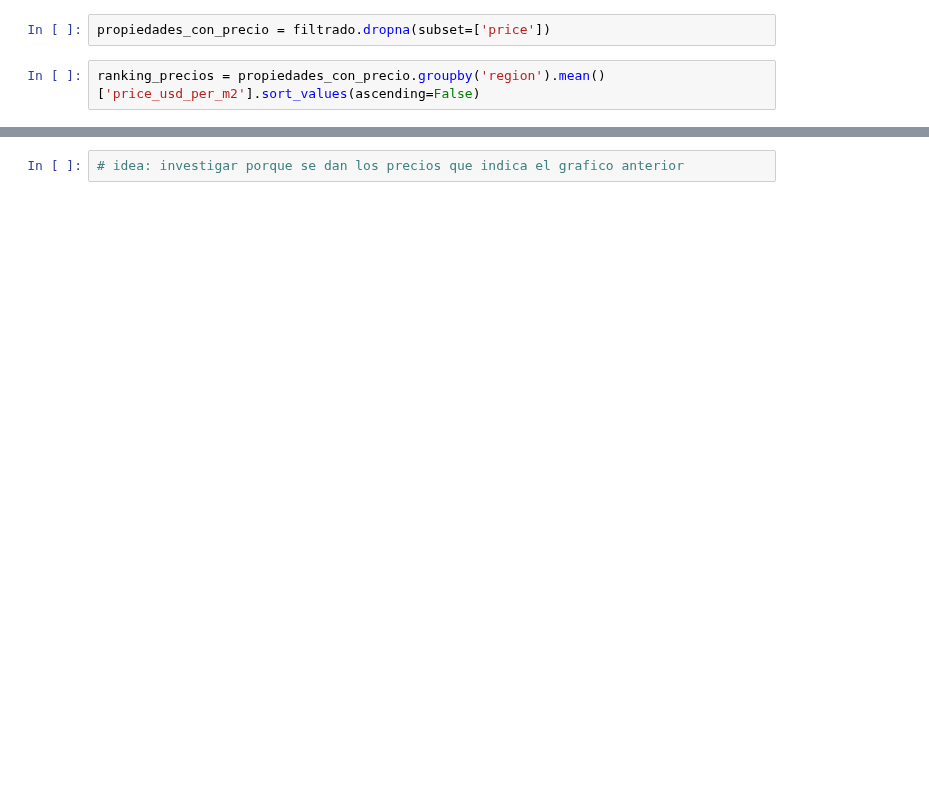
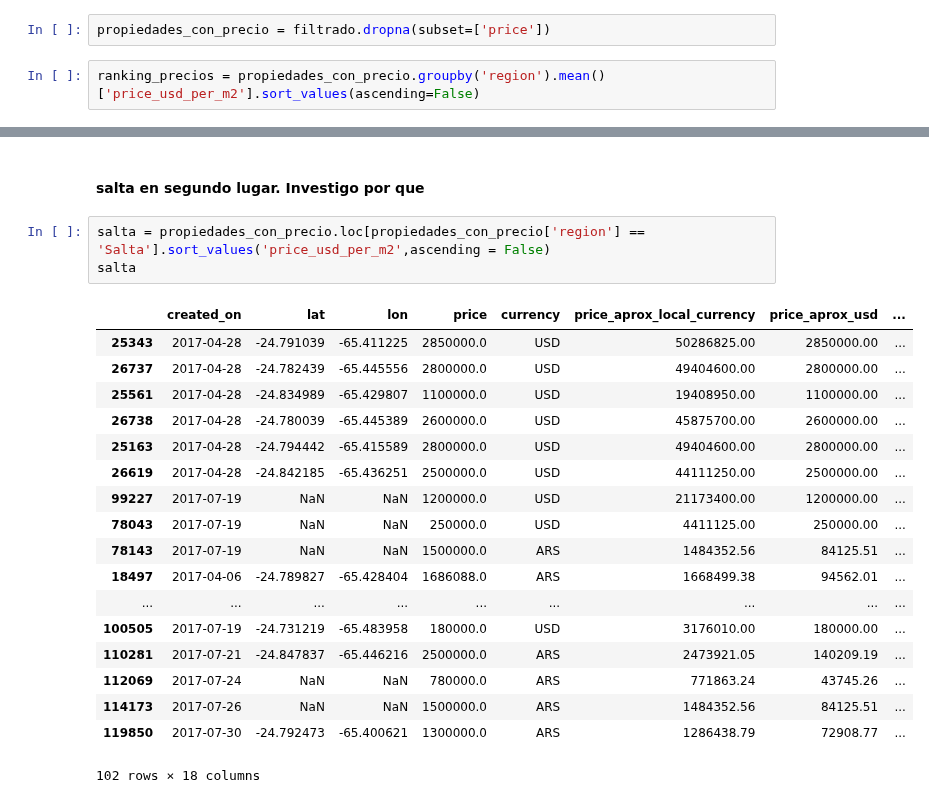
Before and after one commit to AlejandroDaneri/Machine-Learning-Properati, a Jupyter notebook: TP.ipynb, the cells around one changed output, grey strips where cells are left out. Drawn from its saved outputs; the diff is of its cells as text; blank space fills up the shorter version.

```diff
--- a/TP.ipynb
+++ b/TP.ipynb
@@ -77,5 +79,27 @@ plt.ylabel('Precio por m2 (USD)')
 plt.show()
 # %% [output]
 [figure]
-# %%
-# idea: investigar porque se dan los precios que indica el grafico anterior
+# %% [markdown]
+#### salta en segundo lugar. Investigo por que
+# %%
+salta = propiedades_con_precio.loc[propiedades_con_precio['region'] == 'Salta'].sort_values('price_usd_per_m2',ascending = False)
+salta
+# %% [output]
+|  | created_on | lat | lon | price | currency | price_aprox_local_currency | price_aprox_usd | ... |
+| 25343 | 2017-04-28 | -24.791039 | -65.411225 | 2850000.0 | USD | 50286825.00 | 2850000.00 | ... |
+| 26737 | 2017-04-28 | -24.782439 | -65.445556 | 2800000.0 | USD | 49404600.00 | 2800000.00 | ... |
+| 25561 | 2017-04-28 | -24.834989 | -65.429807 | 1100000.0 | USD | 19408950.00 | 1100000.00 | ... |
+| 26738 | 2017-04-28 | -24.780039 | -65.445389 | 2600000.0 | USD | 45875700.00 | 2600000.00 | ... |
+| 25163 | 2017-04-28 | -24.794442 | -65.415589 | 2800000.0 | USD | 49404600.00 | 2800000.00 | ... |
+| 26619 | 2017-04-28 | -24.842185 | -65.436251 | 2500000.0 | USD | 44111250.00 | 2500000.00 | ... |
+| 99227 | 2017-07-19 | NaN | NaN | 1200000.0 | USD | 21173400.00 | 1200000.00 | ... |
+| 78043 | 2017-07-19 | NaN | NaN | 250000.0 | USD | 4411125.00 | 250000.00 | ... |
+| 78143 | 2017-07-19 | NaN | NaN | 1500000.0 | ARS | 1484352.56 | 84125.51 | ... |
+| 18497 | 2017-04-06 | -24.789827 | -65.428404 | 1686088.0 | ARS | 1668499.38 | 94562.01 | ... |
+| ... | ... | ... | ... | ... | ... | ... | ... | ... |
+| 100505 | 2017-07-19 | -24.731219 | -65.483958 | 180000.0 | USD | 3176010.00 | 180000.00 | ... |
+| 110281 | 2017-07-21 | -24.847837 | -65.446216 | 2500000.0 | ARS | 2473921.05 | 140209.19 | ... |
+| 112069 | 2017-07-24 | NaN | NaN | 780000.0 | ARS | 771863.24 | 43745.26 | ... |
+| 114173 | 2017-07-26 | NaN | NaN | 1500000.0 | ARS | 1484352.56 | 84125.51 | ... |
+| 119850 | 2017-07-30 | -24.792473 | -65.400621 | 1300000.0 | ARS | 1286438.79 | 72908.77 | ... |
+102 rows × 18 columns
```
Also changed, not shown: parts of 9 cells of this notebook.
